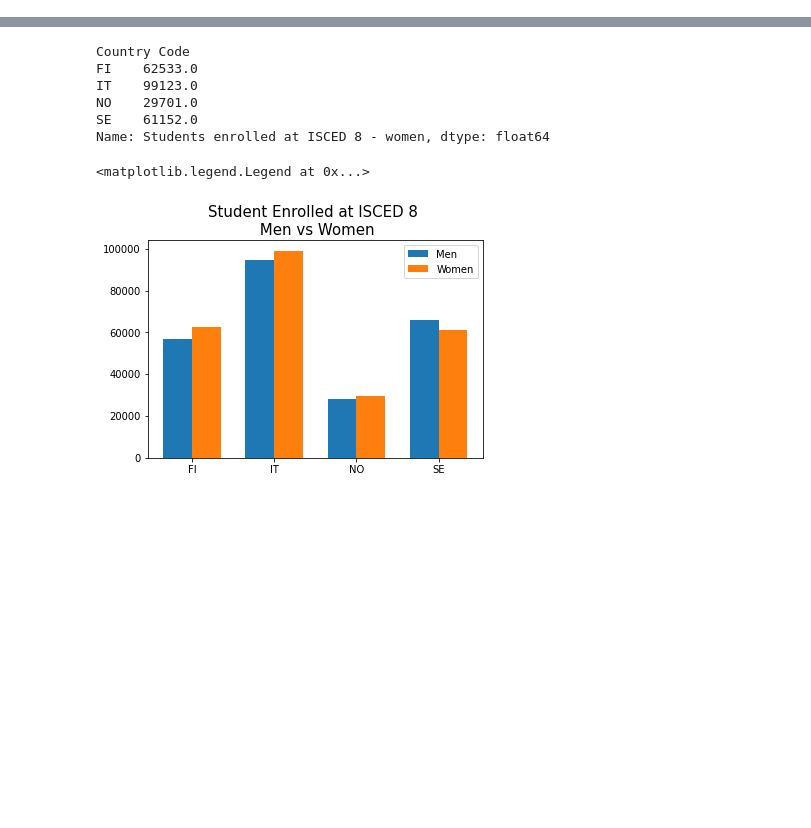
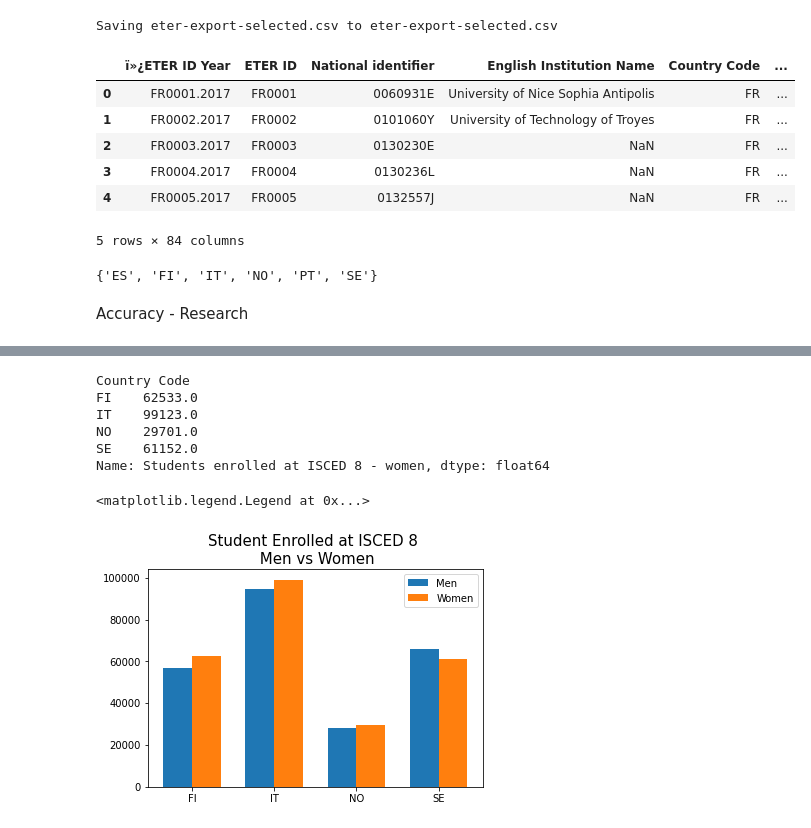
Before and after one commit to robertapassarelli/QME_projectwork, a Jupyter notebook: project_qme.ipynb, the cells around one changed output, grey strips where cells are left out. Saved outputs shown, nothing was run; the diff lists cells and outputs as text; code cells hidden in the pictures; blank space fills up the shorter version.

```diff
--- a/project_qme.ipynb
+++ b/project_qme.ipynb
@@ -66,0 +40,5 @@ set(data_clean0["Country Code"]) # These are the contries considered
+# %%
+uploaded = files.upload()
+raw_data = pd.read_csv(io.BytesIO(uploaded['eter-export-selected.csv']), sep=";", header = 0, encoding='latin-1')
+raw_data.head()
+# %% [output]
@@ -66,0 +46,14 @@ set(data_clean0["Country Code"]) # These are the contries considered
+Saving eter-export-selected.csv to eter-export-selected.csv
+|  | ï»¿ETER ID Year | ETER ID | National identifier | English Institution Name | Country Code | ... |
+| 0 | FR0001.2017 | FR0001 | 0060931E | University of Nice Sophia Antipolis | FR | ... |
+| 1 | FR0002.2017 | FR0002 | 0101060Y | University of Technology of Troyes | FR | ... |
+| 2 | FR0003.2017 | FR0003 | 0130230E | NaN | FR | ... |
+| 3 | FR0004.2017 | FR0004 | 0130236L | NaN | FR | ... |
+| 4 | FR0005.2017 | FR0005 | 0132557J | NaN | FR | ... |
+5 rows × 84 columns
+# %%
+list_country_code = ['IT', 'SE', 'NO', 'FI', 'PT', 'ES']
+raw_data = raw_data.loc[raw_data["Country Code"].isin(list_country_code)]
+set(raw_data["Country Code"])
+# %% [output]
+{'ES', 'FI', 'IT', 'NO', 'PT', 'SE'}
@@ -66,0 +118,2 @@ set(data_clean0["Country Code"]) # These are the contries considered
+# %% [markdown]
+Accuracy - Research
```
Also changed, not shown: parts of 27 cells of this notebook.
